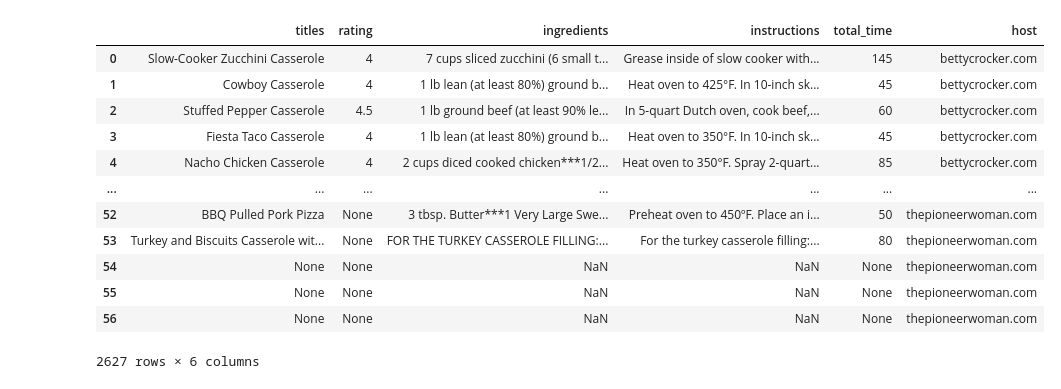
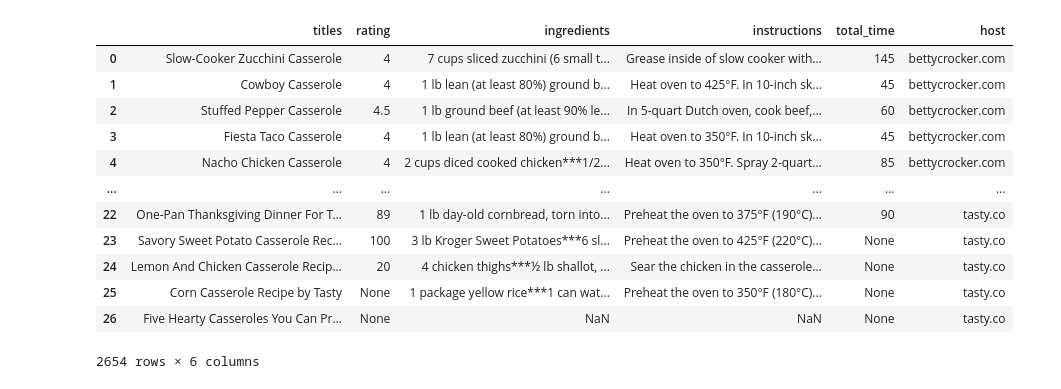
Before and after one commit to worldsbestdad/NSS-capstone-placeholder, a Jupyter notebook: notebooks/Cleanerdata.ipynb, the cells around one changed output. Drawn from its saved outputs; the diff is of its cells as text; code cells hidden in the pictures.

Commit message:
pushing for progress, adding more regex, looking at filtering on tableau

```diff
--- a/notebooks/Cleanerdata.ipynb
+++ b/notebooks/Cleanerdata.ipynb
@@ -11,6 +11,7 @@ ba = pd.read_excel('../data/bonappetit.xlsx')
 f = pd.read_excel('../data/fooddotcom.xlsx')
 sl = pd.read_excel('../data/southernliving.xlsx')
 pw = pd.read_excel('../data/pioneerwoman.xlsx')
+t = pd.read_excel('../data/tastyco.xlsx')
 # %%
 bc.describe(include='all')
 # %% [output]
@@ -103,28 +104,28 @@ pw.describe(include='all')
 | max | 56.000000 | NaN | NaN | NaN | NaN | NaN | NaN | NaN | NaN | ... |
 # %%
 recipes = pd.DataFrame()
-recipes['titles'] = pd.concat([bc['titles'], ar['titles'], ba['titles'], f['titles'], sl['titles'], pw['titles']])
-recipes['rating'] = pd.concat([bc['rating'].astype('str'), ar['rating'].astype('str'), ba['rating'].astype('str'), f['rating'].astype('str'), sl['rating'].astype('str'), pw['rating'].astype('str')])
-recipes['ingredients'] = pd.concat([bc['ingredients'], ar['ingredients'], ba['ingredients'], f['ingredients'], sl['ingredients'], pw['ingredients']])
-recipes['instructions'] = pd.concat([bc['instructions'], ar['instructions'], ba['instructions'], f['instructions'], sl['instructions'], pw['instructions']])
-recipes['total_time'] = pd.concat([bc['total_time'], ar['total_time'], ba['total_time'], f['total_time'], sl['total_time'], pw['total_time']])
-recipes['host'] = pd.concat([bc['host'], ar['host'], ba['host'], f['host'], sl['host'], pw['host']])
+recipes['titles'] = pd.concat([bc['titles'], ar['titles'], ba['titles'], f['titles'], sl['titles'], pw['titles'], t['titles']])
+recipes['rating'] = pd.concat([bc['rating'].astype('str'), ar['rating'].astype('str'), ba['rating'].astype('str'), f['rating'].astype('str'), sl['rating'].astype('str'), pw['rating'].astype('str'),t['rating'].astype('str')])
+recipes['ingredients'] = pd.concat([bc['ingredients'], ar['ingredients'], ba['ingredients'], f['ingredients'], sl['ingredients'], pw['ingredients'], t['ingredients']])
+recipes['instructions'] = pd.concat([bc['instructions'], ar['instructions'], ba['instructions'], f['instructions'], sl['instructions'], pw['instructions'], t['instructions']])
+recipes['total_time'] = pd.concat([bc['total_time'], ar['total_time'], ba['total_time'], f['total_time'], sl['total_time'], pw['total_time'], t['total_time']])
+recipes['host'] = pd.concat([bc['host'], ar['host'], ba['host'], f['host'], sl['host'], pw['host'], t['host']])
 #recipes['nutrients'] = pd.concat([bc['nutrients'], ar['nutrients'], ba['nutrients'], f['nutrients'], sl['nutrients'], pw['nutrients']])
 recipes
 # %% [output]
 |  | titles | rating | ingredients | instructions | total_time | host |
 | 0 | Slow-Cooker Zucchini Casserole | 4 | 7 cups sliced zucchini (6 small t... | Grease inside of slow cooker with... | 145 | bettycrocker.com |
 | 1 | Cowboy Casserole | 4 | 1 lb lean (at least 80%) ground b... | Heat oven to 425°F. In 10-inch sk... | 45 | bettycrocker.com |
 | 2 | Stuffed Pepper Casserole | 4.5 | 1 lb ground beef (at least 90% le... | In 5-quart Dutch oven, cook beef,... | 60 | bettycrocker.com |
 | 3 | Fiesta Taco Casserole | 4 | 1 lb lean (at least 80%) ground b... | Heat oven to 350°F. In 10-inch sk... | 45 | bettycrocker.com |
 | 4 | Nacho Chicken Casserole | 4 | 2 cups diced cooked chicken***1/2... | Heat oven to 350°F. Spray 2-quart... | 85 | bettycrocker.com |
 | ... | ... | ... | ... | ... | ... | ... |
-| 52 | BBQ Pulled Pork Pizza | None | 3 tbsp. Butter***1 Very Large Swe... | Preheat oven to 450ºF. Place an i... | 50 | thepioneerwoman.com |
-| 53 | Turkey and Biscuits Casserole wit... | None | FOR THE TURKEY CASSEROLE FILLING:... | For the turkey casserole filling:... | 80 | thepioneerwoman.com |
-| 54 | None | None | NaN | NaN | None | thepioneerwoman.com |
-| 55 | None | None | NaN | NaN | None | thepioneerwoman.com |
-| 56 | None | None | NaN | NaN | None | thepioneerwoman.com |
+| 22 | One-Pan Thanksgiving Dinner For T... | 89 | 1 lb day-old cornbread, torn into... | Preheat the oven to 375°F (190°C)... | 90 | tasty.co |
+| 23 | Savory Sweet Potato Casserole Rec... | 100 | 3 lb Kroger Sweet Potatoes***6 sl... | Preheat the oven to 425°F (220°C)... | None | tasty.co |
+| 24 | Lemon And Chicken Casserole Recip... | 20 | 4 chicken thighs***½ lb shallot, ... | Sear the chicken in the casserole... | None | tasty.co |
+| 25 | Corn Casserole Recipe by Tasty | None | 1 package yellow rice***1 can wat... | Preheat the oven to 350°F (180°C)... | None | tasty.co |
+| 26 | Five Hearty Casseroles You Can Pr... | None | NaN | NaN | None | tasty.co |
-2627 rows × 6 columns
+2654 rows × 6 columns
 # %%
 #The following look for meat or type of meat within the recipes
 recipes['tuna'] = recipes['ingredients'].str.count(r'tuna|Tuna')
```
Also changed, not shown: parts of 2 cells of this notebook, 1 other file.
